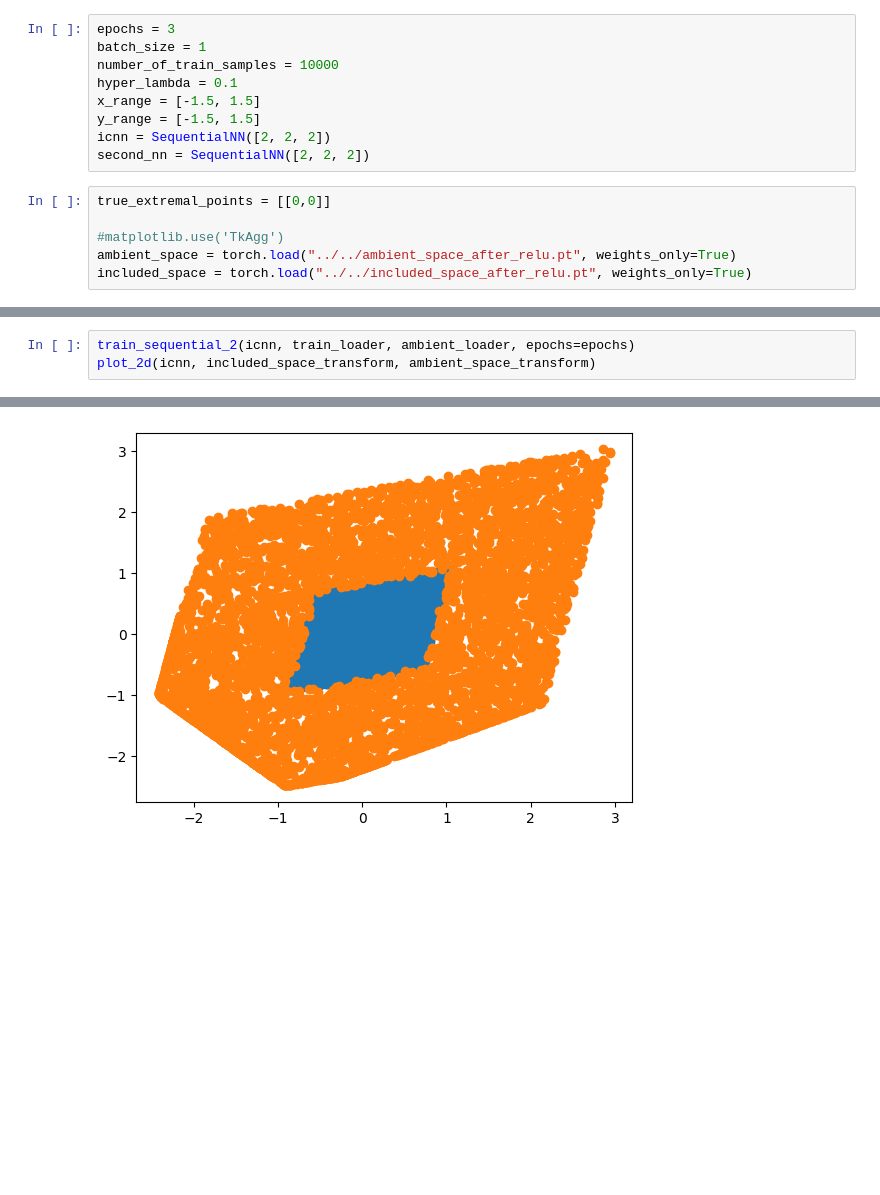
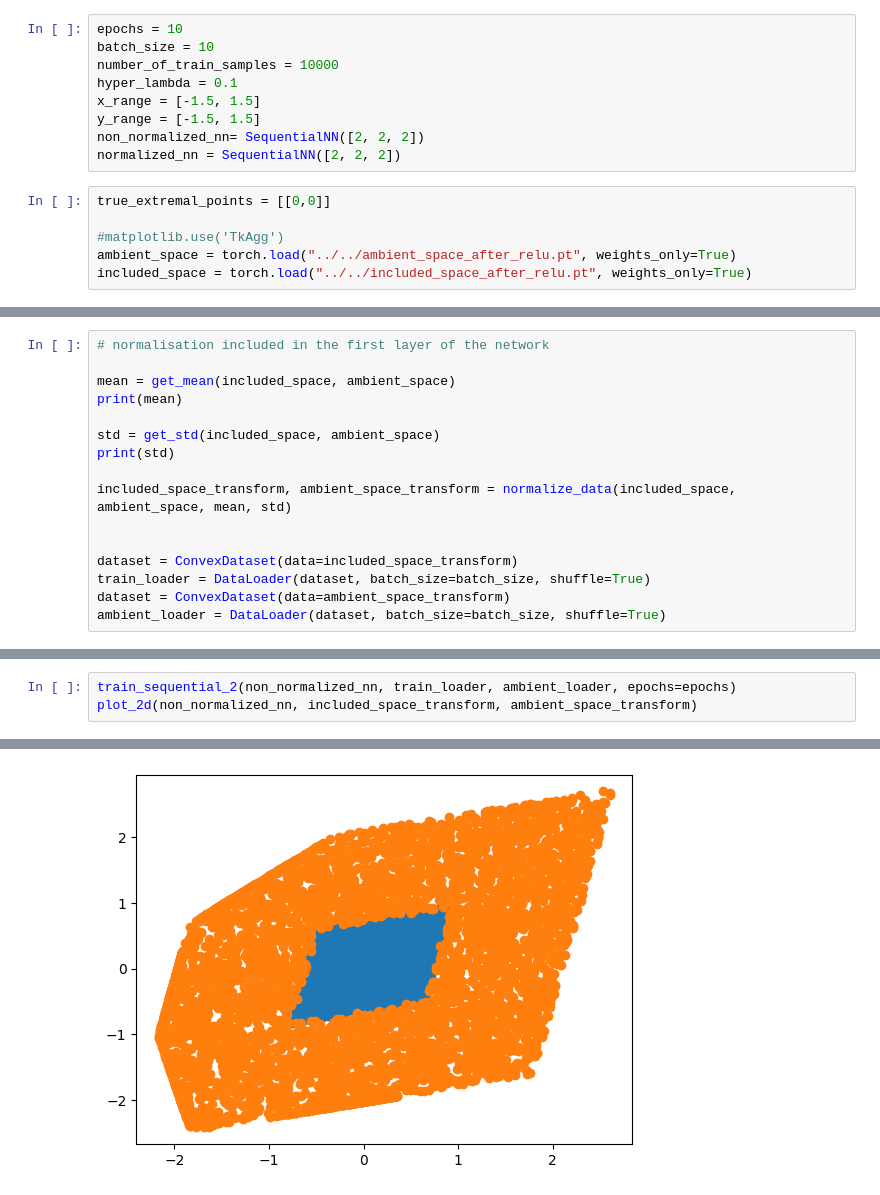
Before and after one commit to ufukguenes/ICNN_verification, a Jupyter notebook: script/Experiments/NormalizationExperiment.ipynb, the cells around one changed output, grey strips where cells are left out. Drawn from its saved outputs; the diff is of its cells as text; blank space fills up the shorter version.

```diff
--- a/script/Experiments/NormalizationExperiment.ipynb
+++ b/script/Experiments/NormalizationExperiment.ipynb
@@ -33,14 +32,14 @@ def plot_2d(nn, included, ambient):
     plt.scatter(ambient_out_x, ambient_out_y)
     plt.show()
 # %%
-epochs = 3
-batch_size = 1
+epochs = 10
+batch_size = 10
 number_of_train_samples = 10000
 hyper_lambda = 0.1
 x_range = [-1.5, 1.5]
 y_range = [-1.5, 1.5]
-icnn = SequentialNN([2, 2, 2])
-second_nn = SequentialNN([2, 2, 2])
+non_normalized_nn= SequentialNN([2, 2, 2])
+normalized_nn = SequentialNN([2, 2, 2])
 # %%
 true_extremal_points = [[0,0]]
 
@@ -82,0 +49,16 @@ std tensor([0.0009, 0.0009], dtype=torch.float64, grad_fn=<DivBackward0>), std_i
+# %%
+# normalisation included in the first layer of the network
+
+mean = get_mean(included_space, ambient_space)
+print(mean)
+
+std = get_std(included_space, ambient_space)
+print(std)
+
+included_space_transform, ambient_space_transform = normalize_data(included_space,  ambient_space, mean, std)
+
+
+dataset = ConvexDataset(data=included_space_transform)
+train_loader = DataLoader(dataset, batch_size=batch_size, shuffle=True)
+dataset = ConvexDataset(data=ambient_space_transform)
+ambient_loader = DataLoader(dataset, batch_size=batch_size, shuffle=True)
@@ -83,5 +74,5 @@ std tensor([0.0009, 0.0009], dtype=torch.float64, grad_fn=<DivBackward0>), std_i
 # %%
-train_sequential_2(icnn, train_loader, ambient_loader, epochs=epochs)
-plot_2d(icnn, included_space_transform, ambient_space_transform)
+train_sequential_2(non_normalized_nn, train_loader, ambient_loader, epochs=epochs)
+plot_2d(non_normalized_nn, included_space_transform, ambient_space_transform)
 # %% [output]
 === Epoch: 0===
@@ -104,2 +95,2 @@ batch = 5000, mean loss = 0.046590674094356334
-[figure, old version]
+[figure, new version]
 # %%
```
Also changed, not shown: parts of 12 cells of this notebook, 10 other files.
